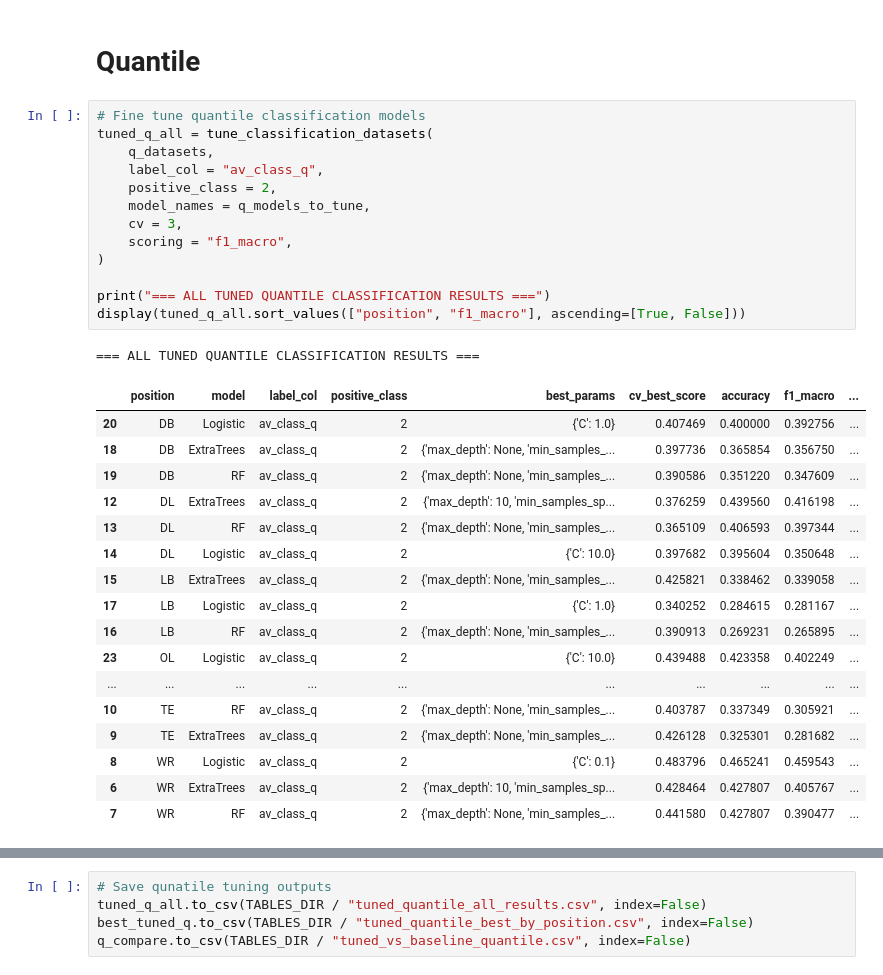
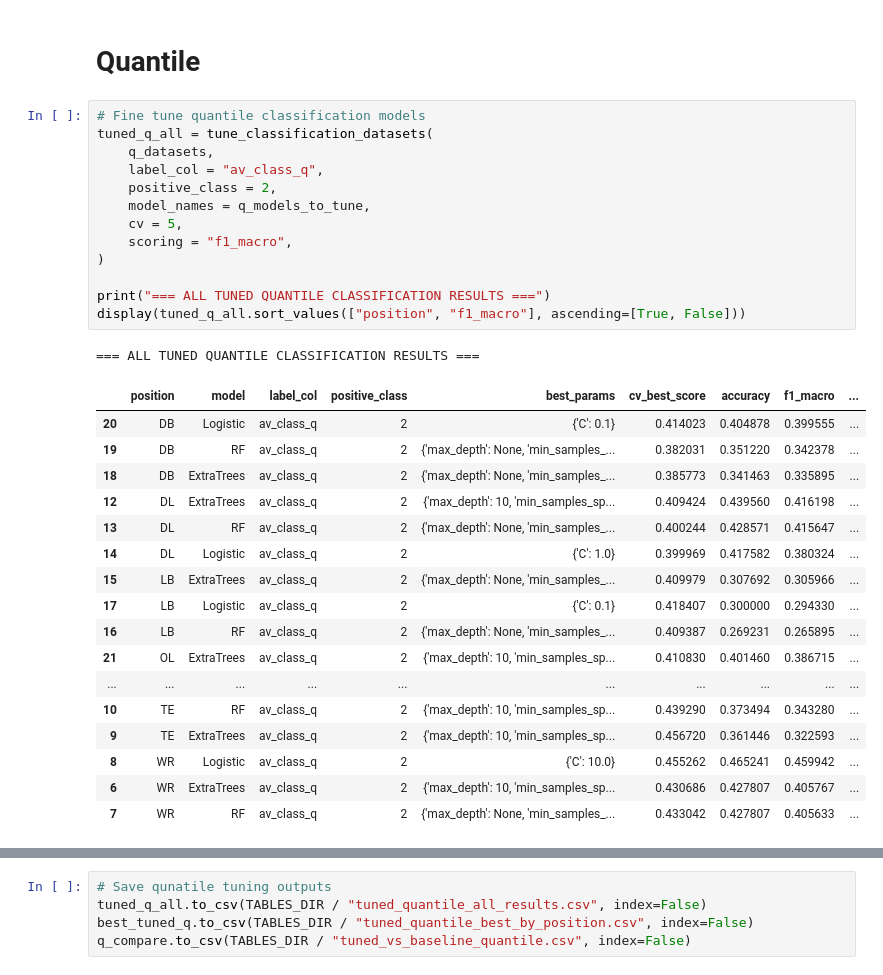
Before and after one commit to Solomon427/nfl-model, a Jupyter notebook: notebooks/fine_tuning.ipynb, the cells around one changed output, grey strips where cells are left out. Drawn from its saved outputs; the diff is of its cells as text.

```diff
--- a/notebooks/fine_tuning.ipynb
+++ b/notebooks/fine_tuning.ipynb
@@ -315,35 +315,35 @@ plt.show()
 # %%
 # Fine tune quantile classification models
 tuned_q_all = tune_classification_datasets(
     q_datasets,
     label_col = "av_class_q",
     positive_class = 2,
     model_names = q_models_to_tune,
-    cv = 3,
+    cv = 5,
     scoring = "f1_macro",
 )
 
 print("=== ALL TUNED QUANTILE CLASSIFICATION RESULTS ===")
 display(tuned_q_all.sort_values(["position", "f1_macro"], ascending=[True, False]))
 # %% [output]
 === ALL TUNED QUANTILE CLASSIFICATION RESULTS ===
 |  | position | model | label_col | positive_class | best_params | cv_best_score | accuracy | f1_macro | ... |
-| 20 | DB | Logistic | av_class_q | 2 | {'C': 1.0} | 0.407469 | 0.400000 | 0.392756 | ... |
-| 18 | DB | ExtraTrees | av_class_q | 2 | {'max_depth': None, 'min_samples_... | 0.397736 | 0.365854 | 0.356750 | ... |
-| 19 | DB | RF | av_class_q | 2 | {'max_depth': None, 'min_samples_... | 0.390586 | 0.351220 | 0.347609 | ... |
-| 12 | DL | ExtraTrees | av_class_q | 2 | {'max_depth': 10, 'min_samples_sp... | 0.376259 | 0.439560 | 0.416198 | ... |
-| 13 | DL | RF | av_class_q | 2 | {'max_depth': None, 'min_samples_... | 0.365109 | 0.406593 | 0.397344 | ... |
-| 14 | DL | Logistic | av_class_q | 2 | {'C': 10.0} | 0.397682 | 0.395604 | 0.350648 | ... |
-| 15 | LB | ExtraTrees | av_class_q | 2 | {'max_depth': None, 'min_samples_... | 0.425821 | 0.338462 | 0.339058 | ... |
-| 17 | LB | Logistic | av_class_q | 2 | {'C': 1.0} | 0.340252 | 0.284615 | 0.281167 | ... |
-| 16 | LB | RF | av_class_q | 2 | {'max_depth': None, 'min_samples_... | 0.390913 | 0.269231 | 0.265895 | ... |
-| 23 | OL | Logistic | av_class_q | 2 | {'C': 10.0} | 0.439488 | 0.423358 | 0.402249 | ... |
+| 20 | DB | Logistic | av_class_q | 2 | {'C': 0.1} | 0.414023 | 0.404878 | 0.399555 | ... |
+| 19 | DB | RF | av_class_q | 2 | {'max_depth': None, 'min_samples_... | 0.382031 | 0.351220 | 0.342378 | ... |
+| 18 | DB | ExtraTrees | av_class_q | 2 | {'max_depth': None, 'min_samples_... | 0.385773 | 0.341463 | 0.335895 | ... |
+| 12 | DL | ExtraTrees | av_class_q | 2 | {'max_depth': 10, 'min_samples_sp... | 0.409424 | 0.439560 | 0.416198 | ... |
+| 13 | DL | RF | av_class_q | 2 | {'max_depth': None, 'min_samples_... | 0.400244 | 0.428571 | 0.415647 | ... |
+| 14 | DL | Logistic | av_class_q | 2 | {'C': 1.0} | 0.399969 | 0.417582 | 0.380324 | ... |
+| 15 | LB | ExtraTrees | av_class_q | 2 | {'max_depth': None, 'min_samples_... | 0.409979 | 0.307692 | 0.305966 | ... |
+| 17 | LB | Logistic | av_class_q | 2 | {'C': 0.1} | 0.418407 | 0.300000 | 0.294330 | ... |
+| 16 | LB | RF | av_class_q | 2 | {'max_depth': None, 'min_samples_... | 0.409387 | 0.269231 | 0.265895 | ... |
+| 21 | OL | ExtraTrees | av_class_q | 2 | {'max_depth': 10, 'min_samples_sp... | 0.410830 | 0.401460 | 0.386715 | ... |
 | ... | ... | ... | ... | ... | ... | ... | ... | ... | ... |
-| 10 | TE | RF | av_class_q | 2 | {'max_depth': None, 'min_samples_... | 0.403787 | 0.337349 | 0.305921 | ... |
-| 9 | TE | ExtraTrees | av_class_q | 2 | {'max_depth': None, 'min_samples_... | 0.426128 | 0.325301 | 0.281682 | ... |
-| 8 | WR | Logistic | av_class_q | 2 | {'C': 0.1} | 0.483796 | 0.465241 | 0.459543 | ... |
-| 6 | WR | ExtraTrees | av_class_q | 2 | {'max_depth': 10, 'min_samples_sp... | 0.428464 | 0.427807 | 0.405767 | ... |
-| 7 | WR | RF | av_class_q | 2 | {'max_depth': None, 'min_samples_... | 0.441580 | 0.427807 | 0.390477 | ... |
+| 10 | TE | RF | av_class_q | 2 | {'max_depth': 10, 'min_samples_sp... | 0.439290 | 0.373494 | 0.343280 | ... |
+| 9 | TE | ExtraTrees | av_class_q | 2 | {'max_depth': 10, 'min_samples_sp... | 0.456720 | 0.361446 | 0.322593 | ... |
+| 8 | WR | Logistic | av_class_q | 2 | {'C': 10.0} | 0.455262 | 0.465241 | 0.459942 | ... |
+| 6 | WR | ExtraTrees | av_class_q | 2 | {'max_depth': 10, 'min_samples_sp... | 0.430686 | 0.427807 | 0.405767 | ... |
+| 7 | WR | RF | av_class_q | 2 | {'max_depth': None, 'min_samples_... | 0.433042 | 0.427807 | 0.405633 | ... |
 # %%
 # Best tuned quantile model per position
 best_tuned_q = (
```
Also changed, not shown: parts of 14 cells of this notebook, 1 other file.
